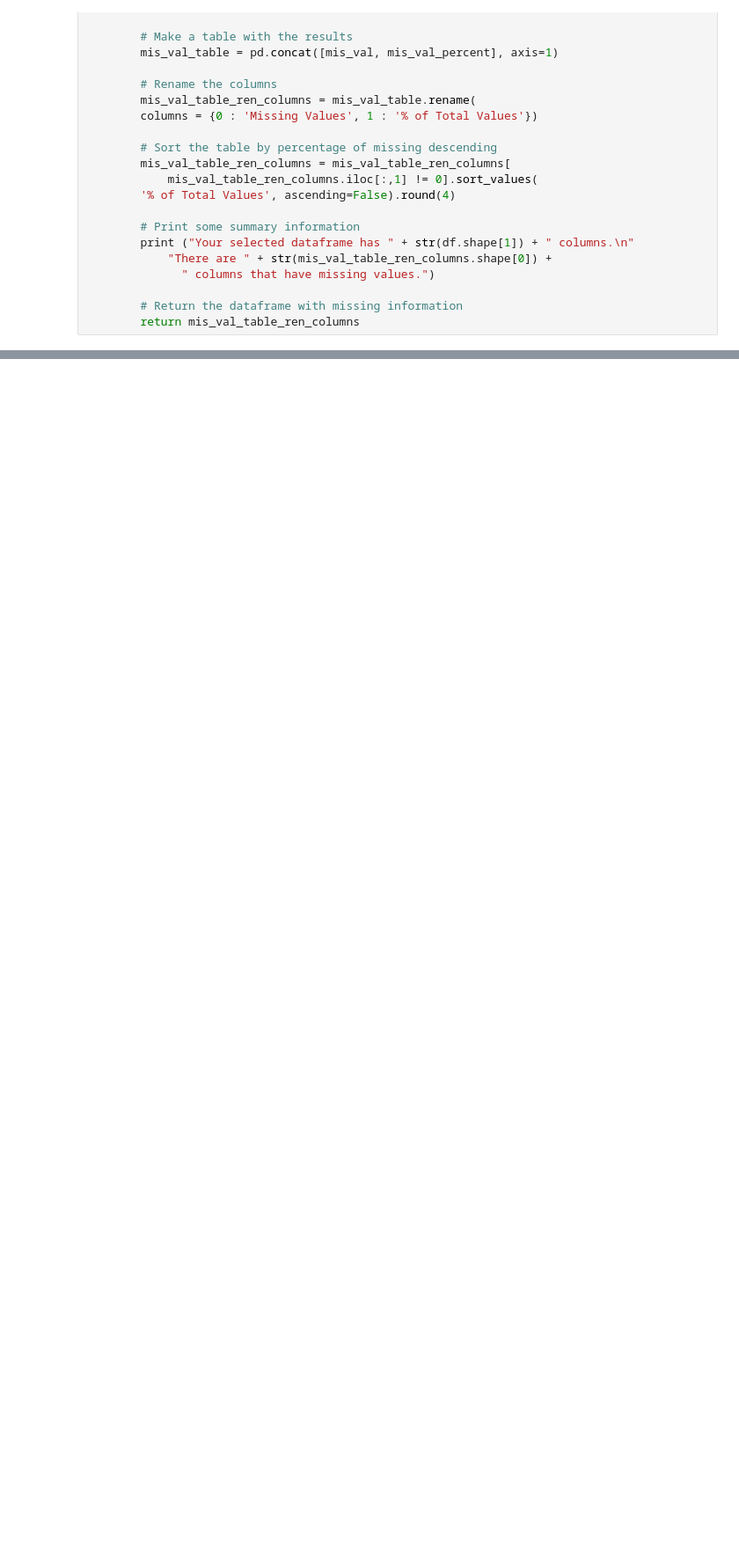
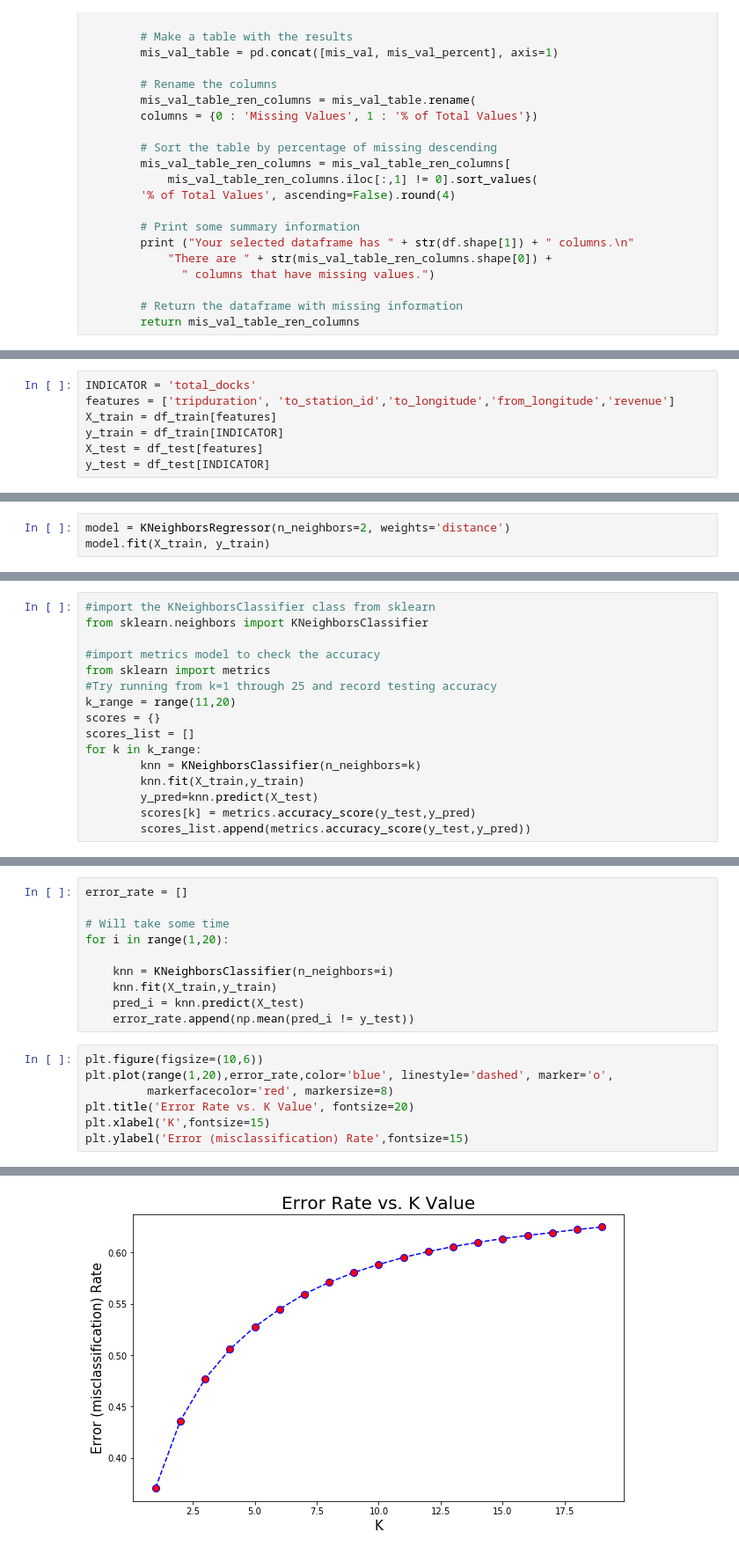
Before and after one commit to mohitroy2502/Chicago-Divvy-DPA-Project, a Jupyter notebook: DPA Project Problem Statement 5.ipynb, the cells around one changed output, grey strips where cells are left out. Shown at 88% size. Saved outputs shown, nothing was run; the diff lists cells and outputs as text; blank space fills up the shorter version.

```diff
--- a/DPA Project Problem Statement 5.ipynb
+++ b/DPA Project Problem Statement 5.ipynb
@@ -577,0 +223,7 @@ ValueError: Input contains NaN, infinity or a value too large for dtype('float64
+# %%
+INDICATOR = 'total_docks'
+features = ['tripduration', 'to_station_id','to_longitude','from_longitude','revenue']
+X_train = df_train[features]
+y_train = df_train[INDICATOR]
+X_test = df_test[features]
+y_test = df_test[INDICATOR]
@@ -577,0 +239,3 @@ ValueError: Input contains NaN, infinity or a value too large for dtype('float64
+# %%
+model = KNeighborsRegressor(n_neighbors=2, weights='distance')
+model.fit(X_train, y_train)
@@ -577,0 +246,16 @@ ValueError: Input contains NaN, infinity or a value too large for dtype('float64
+# %%
+#import the KNeighborsClassifier class from sklearn
+from sklearn.neighbors import KNeighborsClassifier
+
+#import metrics model to check the accuracy
+from sklearn import metrics
+#Try running from k=1 through 25 and record testing accuracy
+k_range = range(11,20)
+scores = {}
+scores_list = []
+for k in k_range:
+        knn = KNeighborsClassifier(n_neighbors=k)
+        knn.fit(X_train,y_train)
+        y_pred=knn.predict(X_test)
+        scores[k] = metrics.accuracy_score(y_test,y_pred)
+        scores_list.append(metrics.accuracy_score(y_test,y_pred))
@@ -577,0 +357,18 @@ ValueError: Input contains NaN, infinity or a value too large for dtype('float64
+# %%
+error_rate = []
+
+# Will take some time
+for i in range(1,20):
+
+    knn = KNeighborsClassifier(n_neighbors=i)
+    knn.fit(X_train,y_train)
+    pred_i = knn.predict(X_test)
+    error_rate.append(np.mean(pred_i != y_test))
+# %%
+plt.figure(figsize=(10,6))
+plt.plot(range(1,20),error_rate,color='blue', linestyle='dashed', marker='o',
+         markerfacecolor='red', markersize=8)
+plt.title('Error Rate vs. K Value', fontsize=20)
+plt.xlabel('K',fontsize=15)
+plt.ylabel('Error (misclassification) Rate',fontsize=15)
+# %% [output]
@@ -577,0 +376 @@ ValueError: Input contains NaN, infinity or a value too large for dtype('float64
+[figure, added]
```
Also changed, not shown: parts of 127 cells of this notebook.
